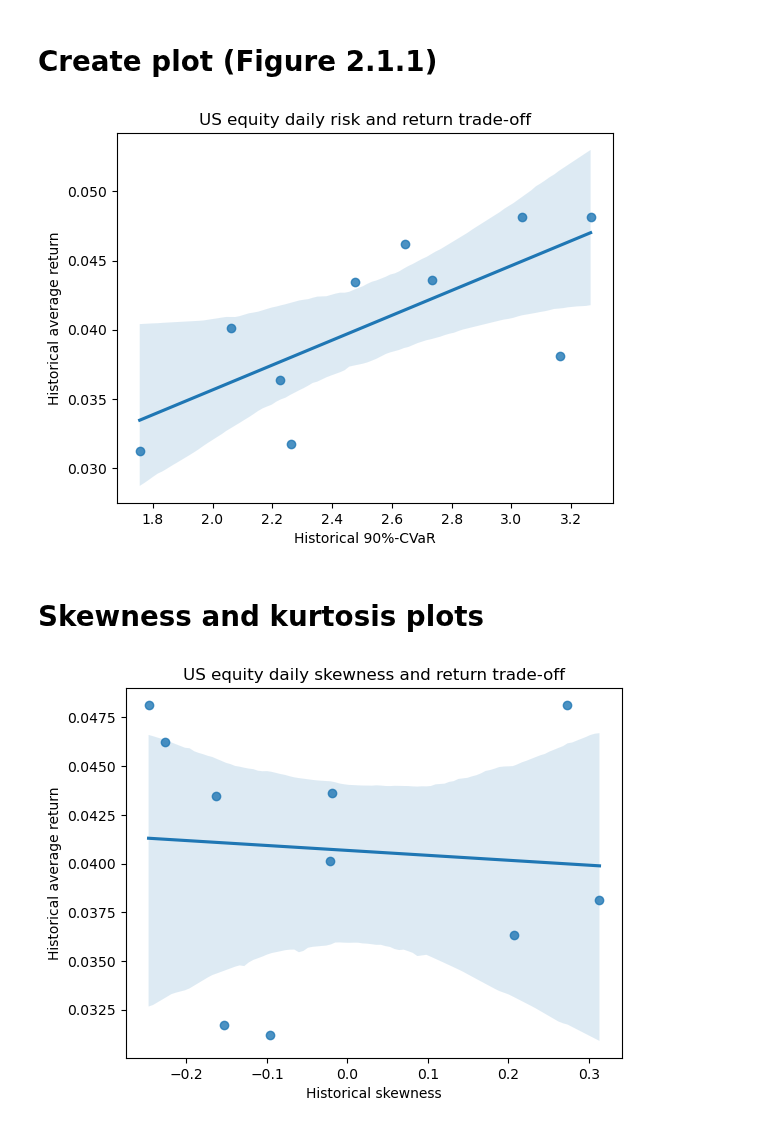
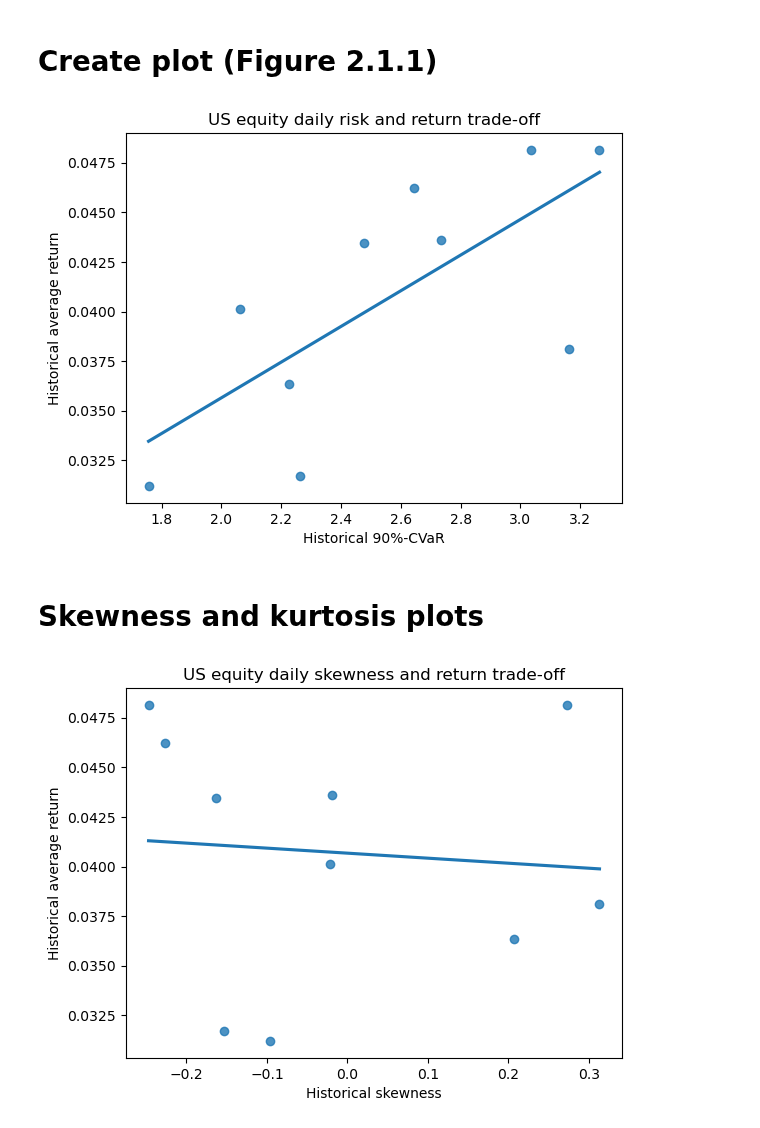
Before and after one commit to fortitudo-tech/pcrm-book, a Jupyter notebook: code/chapter2/chapter2_1.ipynb, the cells around one changed output. Saved outputs shown, nothing was run; the diff lists cells and outputs as text; code cells hidden in the pictures.

```diff
--- a/code/chapter2/chapter2_1.ipynb
+++ b/code/chapter2/chapter2_1.ipynb
@@ -57,21 +57,21 @@ display(equity_stats)
 # %% [markdown]
 # Create plot (Figure 2.1.1)
 # %%
-sns.regplot(x=equity_stats['90%-CVaR'], y=equity_stats['Mean'])
+sns.regplot(x=equity_stats['90%-CVaR'], y=equity_stats['Mean'], ci=None)
 plt.title('US equity daily risk and return trade-off')
 plt.ylabel('Historical average return')
 plt.xlabel('Historical 90%-CVaR')
 plt.show()
 # %% [output]
-[figure, old version]
+[figure, new version]
 # %% [markdown]
 # Skewness and kurtosis plots
 # %%
-sns.regplot(x=equity_stats['Skewness'], y=equity_stats['Mean'])
+sns.regplot(x=equity_stats['Skewness'], y=equity_stats['Mean'], ci=None)
 plt.title('US equity daily skewness and return trade-off')
 plt.ylabel('Historical average return')
 plt.xlabel('Historical skewness')
 plt.show()
 # %% [output]
-[figure, old version]
+[figure, new version]
 # %%
```
Also changed, not shown: parts of 2 cells of this notebook, 9 other files.
